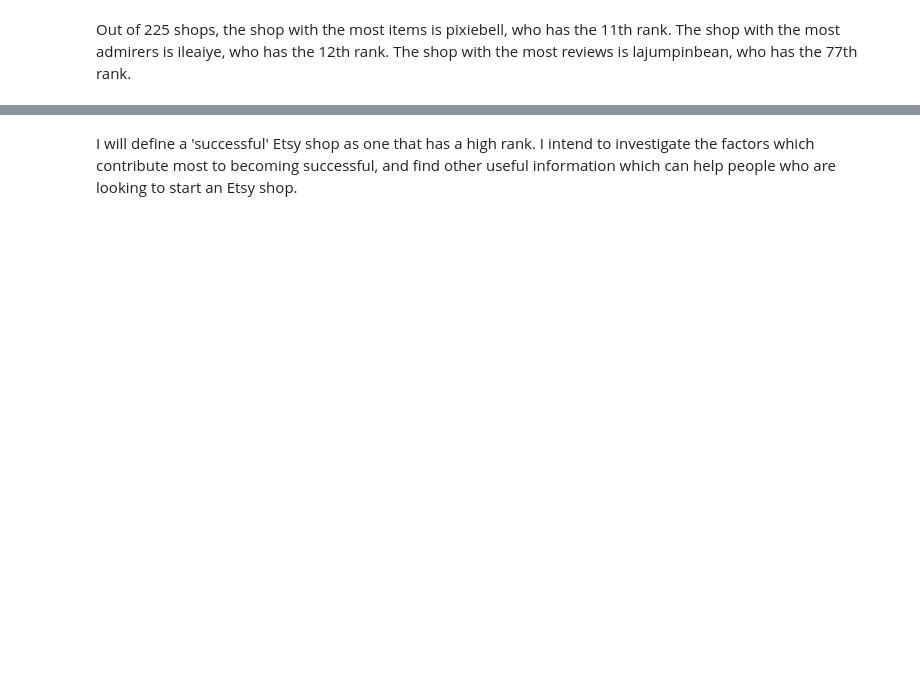
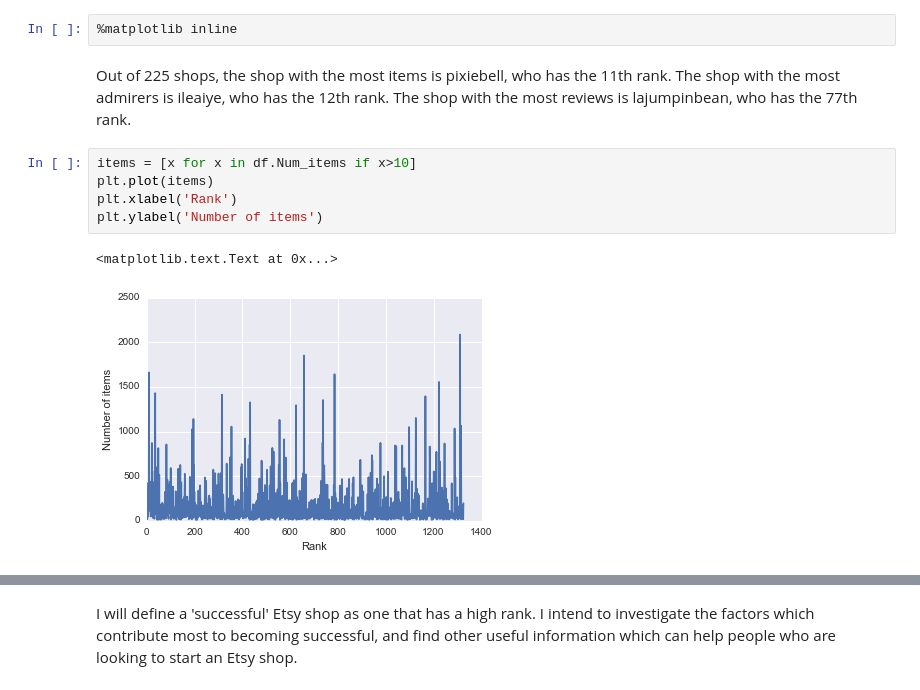
Before and after one commit to taniapapandrea/spring-2015-homeworks, a Jupyter notebook: submissions/Homework-6/6.Etsy-Shops.ipynb, the cells around one changed output, grey strips where cells are left out. Drawn from its saved outputs; the diff is of its cells as text; blank space fills up the shorter version.

Commit message:
basic graphs

```diff
--- a/submissions/Homework-6/6.Etsy-Shops.ipynb
+++ b/submissions/Homework-6/6.Etsy-Shops.ipynb
@@ -74,2 +107,12 @@ Name: 77, dtype: object
+# %%
+%matplotlib inline
 # %% [markdown]
 Out of 225 shops, the shop with the most items is pixiebell, who has the 11th rank. The shop with the most admirers is ileaiye, who has the 12th rank. The shop with the most reviews is lajumpinbean, who has the 77th rank.
+# %%
+items = [x for x in df.Num_items if x>10]
+plt.plot(items)
+plt.xlabel('Rank')
+plt.ylabel('Number of items')
+# %% [output]
+<matplotlib.text.Text at 0x...>
+[figure, added]
```
Also changed, not shown: parts of 10 cells of this notebook, 1 other file.
